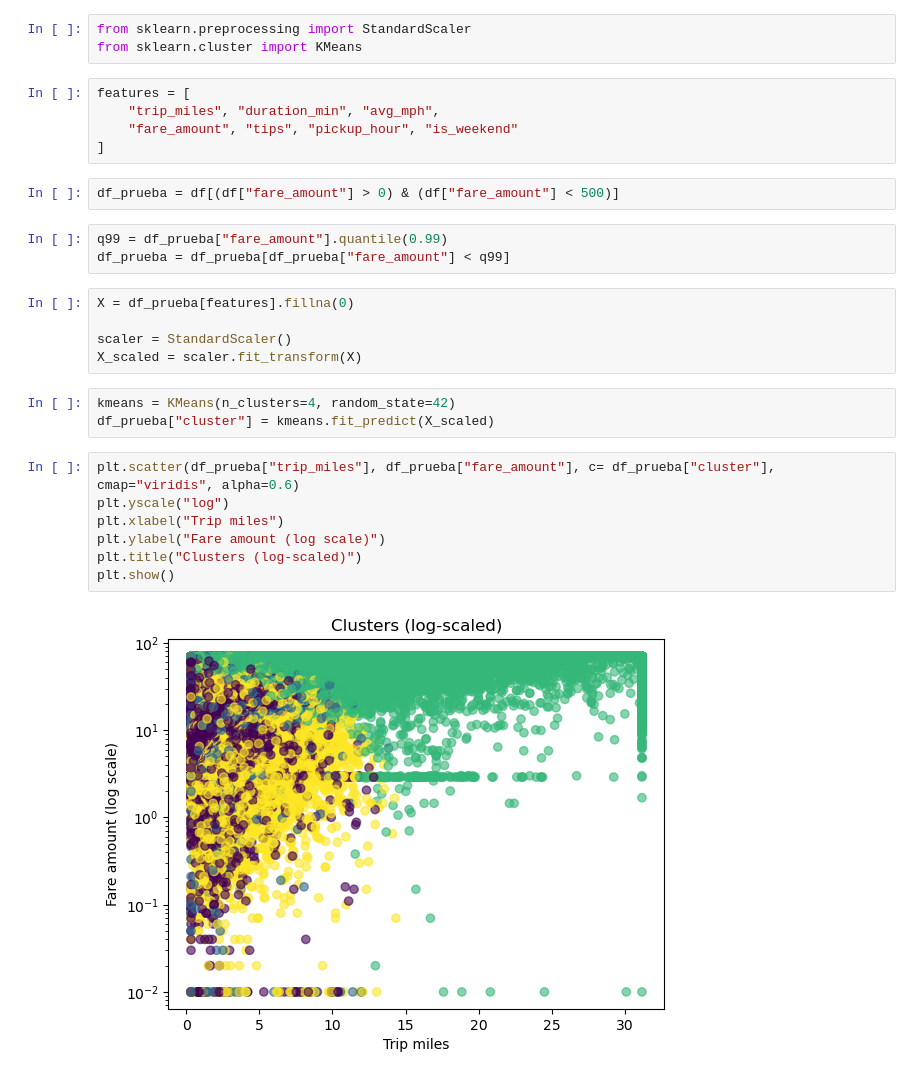
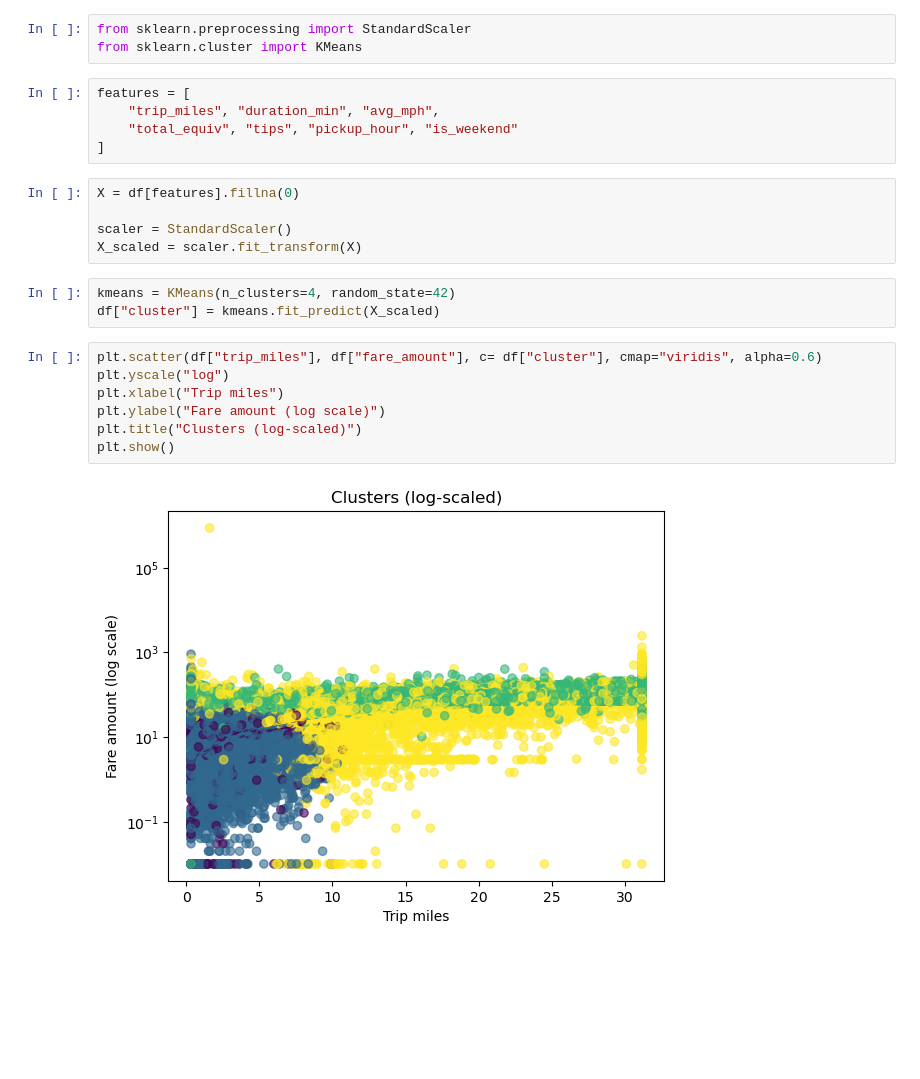
Before and after one commit to DAcoder17/MachineLearning1, a Jupyter notebook: TLC/EDA.ipynb, the cells around one changed output. Saved outputs shown, nothing was run; the diff lists cells and outputs as text; blank space fills up the shorter version.

Commit message:
cluster

```diff
--- a/TLC/EDA.ipynb
+++ b/TLC/EDA.ipynb
@@ -514,27 +514,22 @@ from sklearn.cluster import KMeans
 # %%
 features = [
     "trip_miles", "duration_min", "avg_mph",
-    "fare_amount", "tips", "pickup_hour", "is_weekend"
+    "total_equiv", "tips", "pickup_hour", "is_weekend"
 ]
-# %%
-df_prueba = df[(df["fare_amount"] > 0) & (df["fare_amount"] < 500)]
-# %%
-q99 = df_prueba["fare_amount"].quantile(0.99)
-df_prueba = df_prueba[df_prueba["fare_amount"] < q99]
 # %%
-X = df_prueba[features].fillna(0)
+X = df[features].fillna(0)
 
 scaler = StandardScaler()
 X_scaled = scaler.fit_transform(X)
 # %%
 kmeans = KMeans(n_clusters=4, random_state=42)
-df_prueba["cluster"] = kmeans.fit_predict(X_scaled)
+df["cluster"] = kmeans.fit_predict(X_scaled)
 # %%
-plt.scatter(df_prueba["trip_miles"], df_prueba["fare_amount"], c= df_prueba["cluster"], cmap="viridis", alpha=0.6)
+plt.scatter(df["trip_miles"], df["fare_amount"], c= df["cluster"], cmap="viridis", alpha=0.6)
 plt.yscale("log")
 plt.xlabel("Trip miles")
 plt.ylabel("Fare amount (log scale)")
 plt.title("Clusters (log-scaled)")
 plt.show()
 # %% [output]
-[figure, old version]
+[figure, new version]
```
Also changed, not shown: parts of 8 cells of this notebook.
